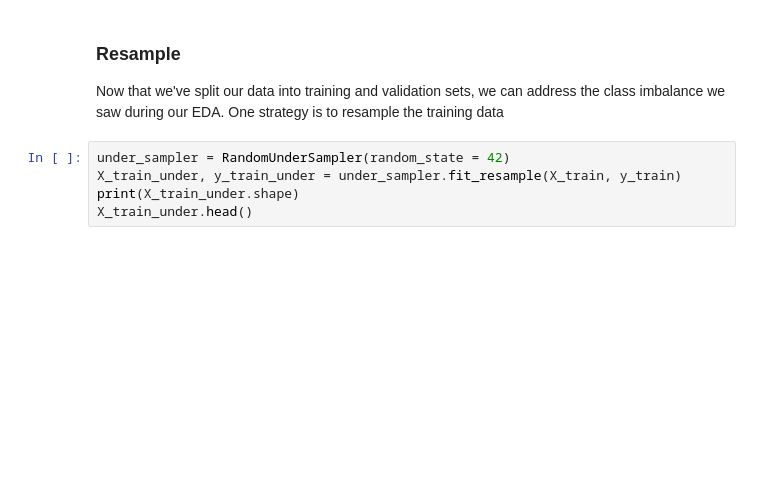
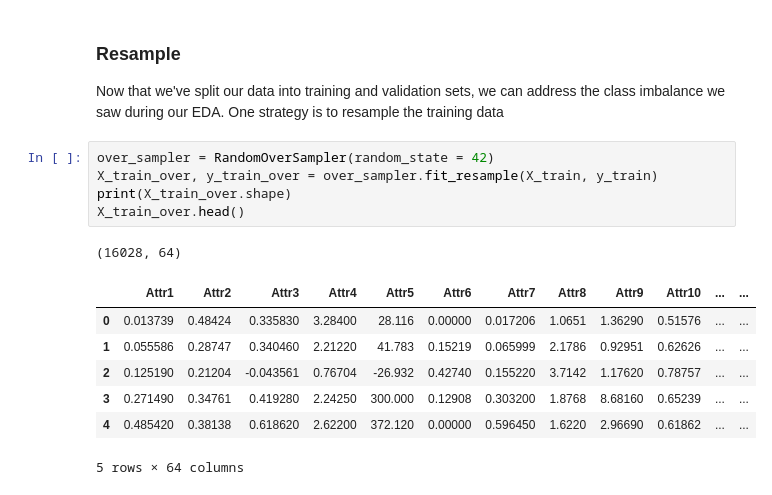
Before and after one commit to Johnnysnipes90/bankruptcy-prediction, a Jupyter notebook: notebook.ipynb, the cells around one changed output. Cells and saved outputs as stored; diff of their text form; blank space fills up the shorter version.

Commit message:
resampling training data

```diff
--- a/notebook.ipynb
+++ b/notebook.ipynb
@@ -241,7 +241,16 @@ y_test shape: (2101,)
 ### Resample
 Now that we've split our data into training and validation sets, we can address the class imbalance we saw during our EDA. One strategy is to resample the training data
 # %%
-under_sampler = RandomUnderSampler(random_state = 42)
-X_train_under, y_train_under = under_sampler.fit_resample(X_train, y_train)
-print(X_train_under.shape)
-X_train_under.head()
+over_sampler = RandomOverSampler(random_state = 42)
+X_train_over, y_train_over = over_sampler.fit_resample(X_train, y_train)
+print(X_train_over.shape)
+X_train_over.head()
+# %% [output]
+(16028, 64)
+|  | Attr1 | Attr2 | Attr3 | Attr4 | Attr5 | Attr6 | Attr7 | Attr8 | Attr9 | Attr10 | ... | ... |
+| 0 | 0.013739 | 0.48424 | 0.335830 | 3.28400 | 28.116 | 0.00000 | 0.017206 | 1.0651 | 1.36290 | 0.51576 | ... | ... |
+| 1 | 0.055586 | 0.28747 | 0.340460 | 2.21220 | 41.783 | 0.15219 | 0.065999 | 2.1786 | 0.92951 | 0.62626 | ... | ... |
+| 2 | 0.125190 | 0.21204 | -0.043561 | 0.76704 | -26.932 | 0.42740 | 0.155220 | 3.7142 | 1.17620 | 0.78757 | ... | ... |
+| 3 | 0.271490 | 0.34761 | 0.419280 | 2.24250 | 300.000 | 0.12908 | 0.303200 | 1.8768 | 8.68160 | 0.65239 | ... | ... |
+| 4 | 0.485420 | 0.38138 | 0.618620 | 2.62200 | 372.120 | 0.00000 | 0.596450 | 1.6220 | 2.96690 | 0.61862 | ... | ... |
+5 rows × 64 columns
```
